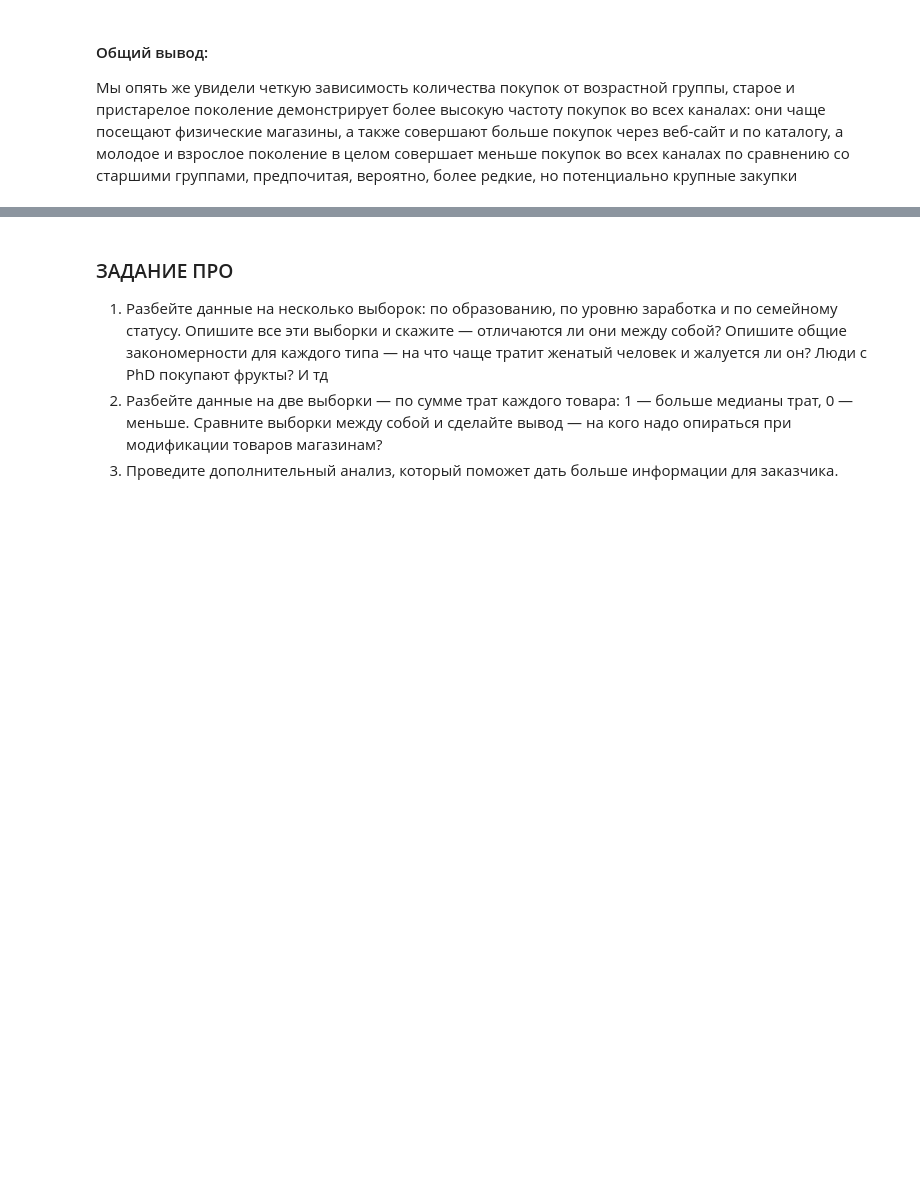
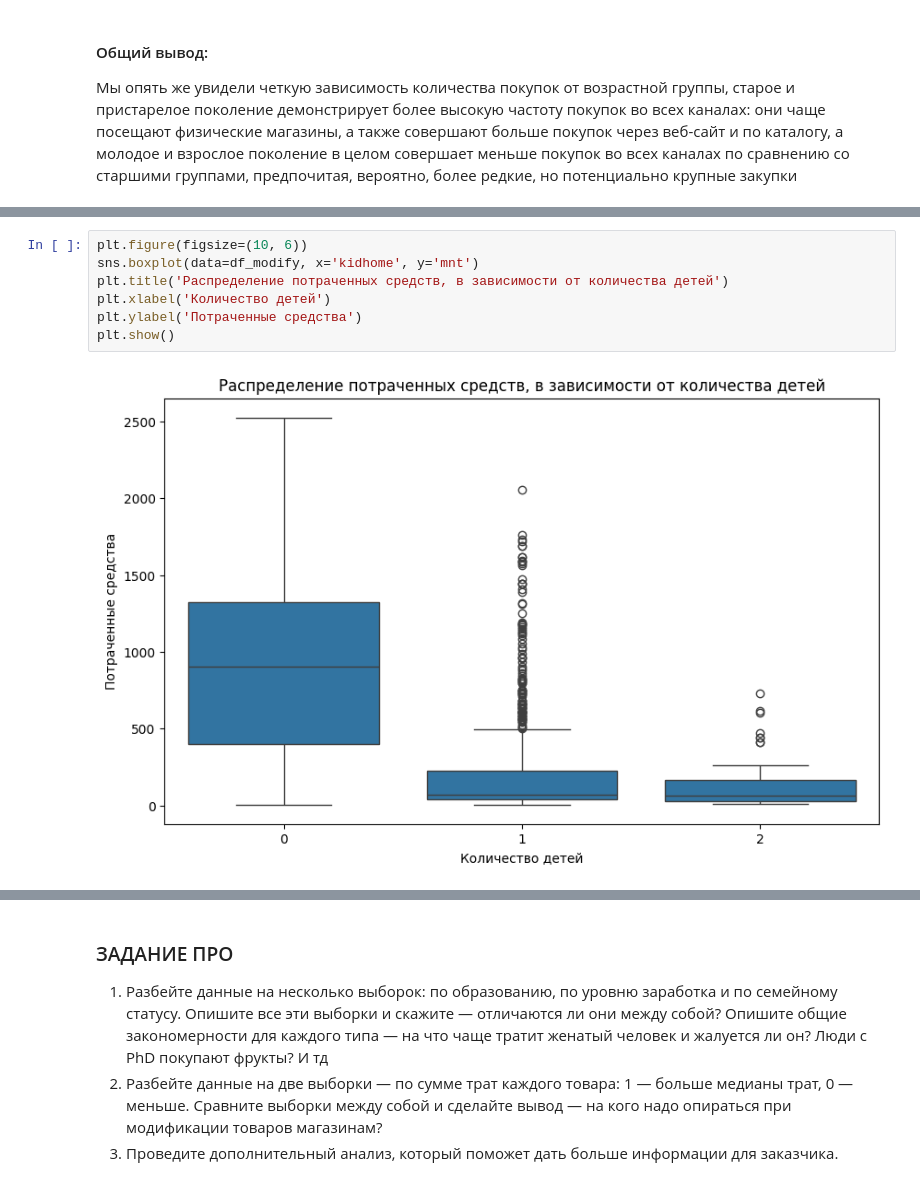
Before and after one commit to AlexeyOrehov/homework, a Jupyter notebook: home_work_1.9/1.9 1_RAZDEL_PRO_forstud.ipynb, the cells around one changed output, grey strips where cells are left out. Saved outputs shown, nothing was run; the diff lists cells and outputs as text; blank space fills up the shorter version.

```diff
--- a/home_work_1.9/1.9 1_RAZDEL_PRO_forstud.ipynb
+++ b/home_work_1.9/1.9 1_RAZDEL_PRO_forstud.ipynb
@@ -906,0 +937,9 @@ plt.show()
+# %%
+plt.figure(figsize=(10, 6))
+sns.boxplot(data=df_modify, x='kidhome', y='mnt')
+plt.title('Распределение потраченных средств, в зависимости от количества детей')
+plt.xlabel('Количество детей')
+plt.ylabel('Потраченные средства')
+plt.show()
+# %% [output]
+[figure, added]
```
Also changed, not shown: parts of 9 cells of this notebook.
